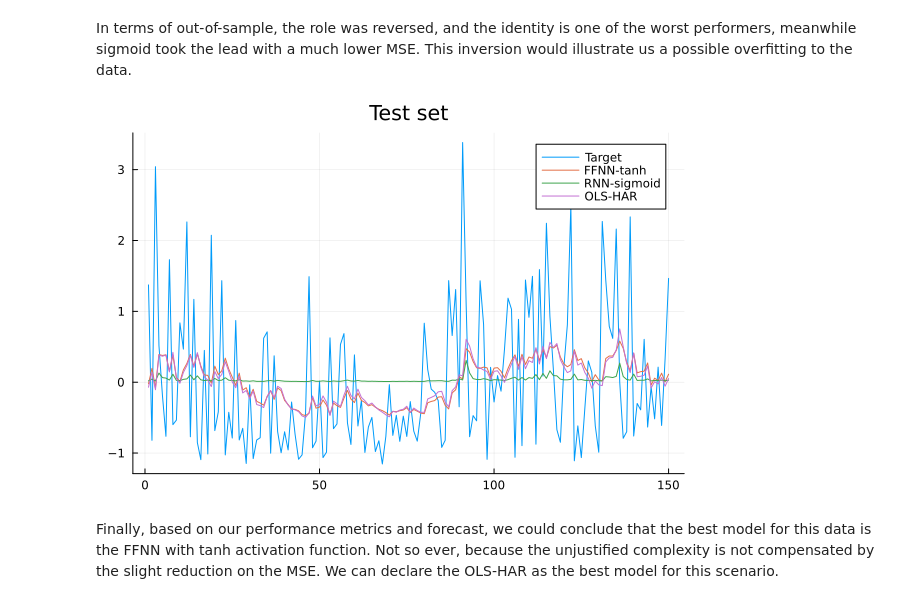
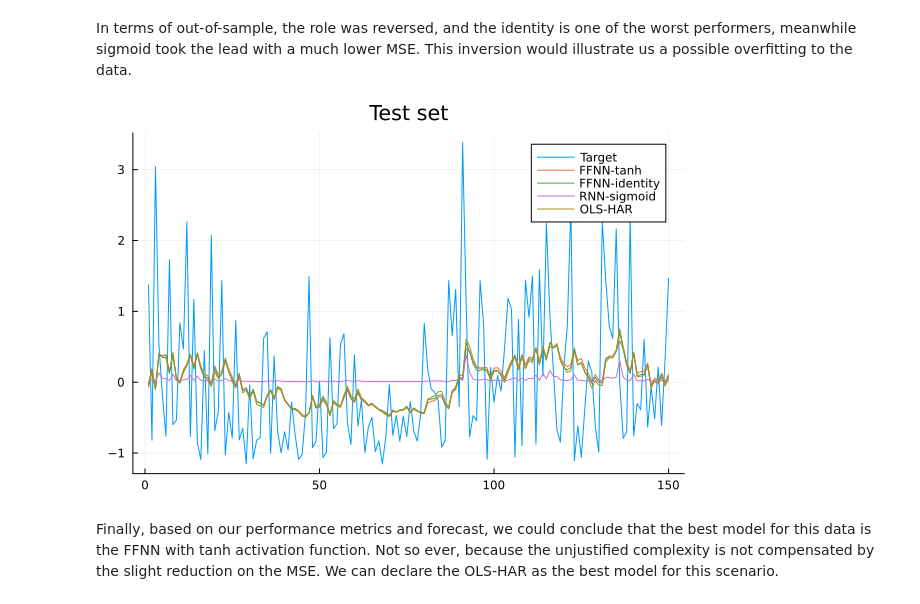
Before and after one commit to aidahodzc/Project-1, a Jupyter notebook: Part C.ipynb, the cells around one changed output. Drawn from its saved outputs; the diff is of its cells as text; code cells hidden in the pictures.

```diff
--- a/Part C.ipynb
+++ b/Part C.ipynb
@@ -553,9 +554,10 @@ In terms of out-of-sample, the role was reversed, and the identity is one of the
 # %%
 plot(yts_std', labels= "Target", title="Test set")
 plot!(best_models_fnn[3](xts_std)', labels="FFNN-tanh")
+plot!(best_models_fnn[1](xts_std)', labels="FFNN-identity")
 plot!(best_models_rnn[2](xts_std)', labels="RNN-sigmoid")
 plot!(predict_test, labels="OLS-HAR")
 # %% [output]
-[figure, old version]
+[figure, new version]
 # %% [markdown]
 Finally, based on our performance metrics and forecast, we could conclude that the best model for this data is the FFNN with tanh activation function. Not so ever, because the unjustified complexity is not compensated by the slight reduction on the MSE. We can declare the OLS-HAR as the best model for this scenario.
```
Also changed, not shown: parts of 5 cells of this notebook.
